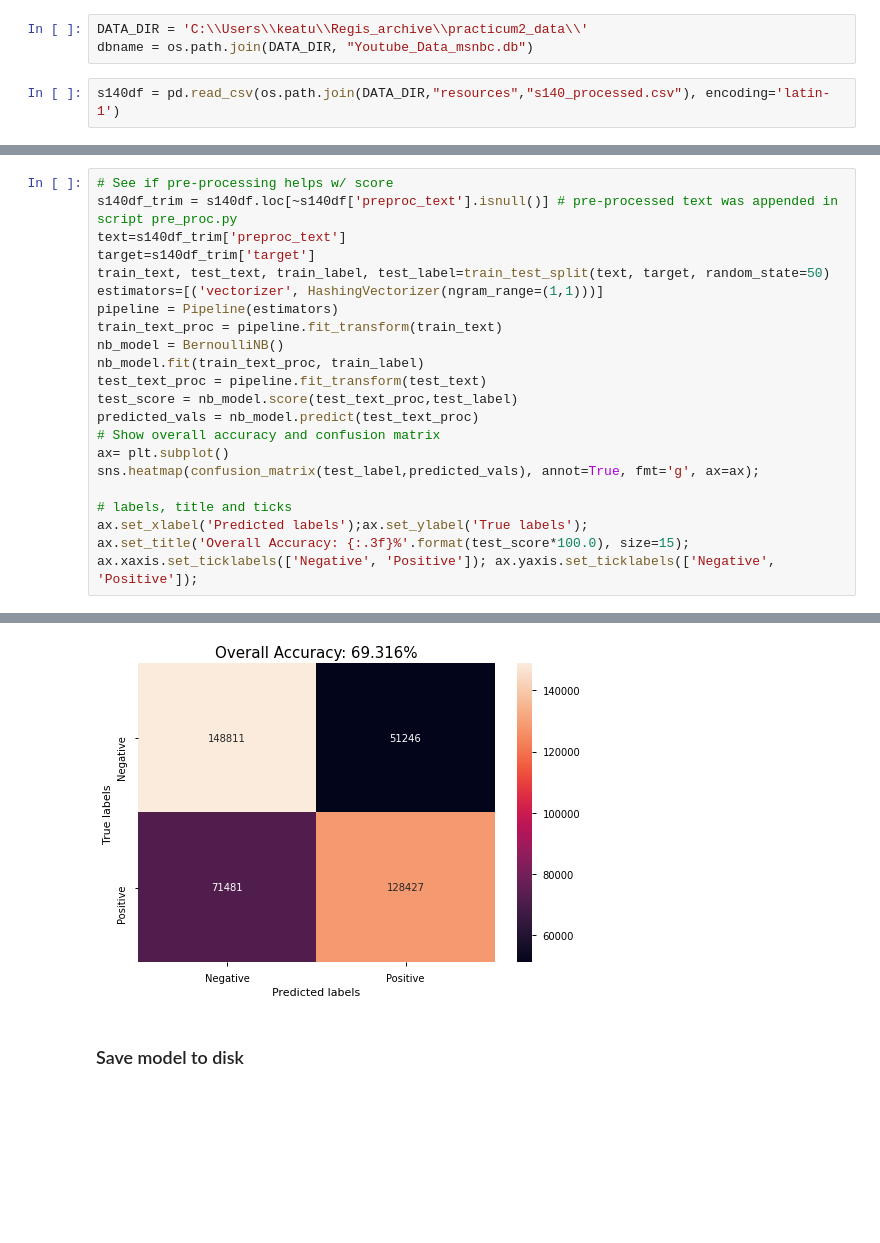
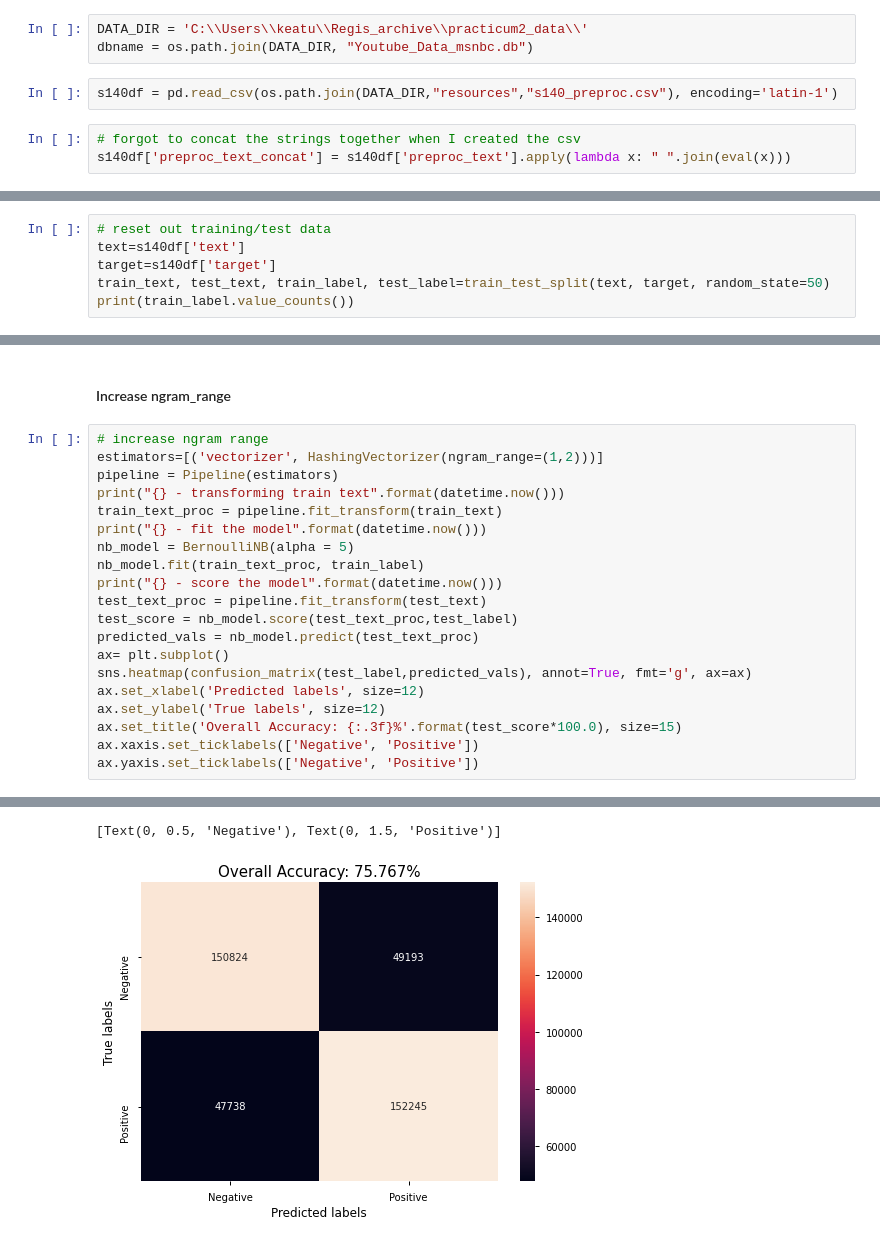
Before and after one commit to keaturner55/yt-comments-practicum, a Jupyter notebook: naivebayes.ipynb, the cells around one changed output, grey strips where cells are left out. Saved outputs shown, nothing was run; the diff lists cells and outputs as text; blank space fills up the shorter version.

```diff
--- a/naivebayes.ipynb
+++ b/naivebayes.ipynb
@@ -29,7 +33,10 @@ from sklearn.metrics import confusion_matrix
 DATA_DIR = 'C:\\Users\\keatu\\Regis_archive\\practicum2_data\\'
 dbname = os.path.join(DATA_DIR, "Youtube_Data_msnbc.db")
 # %%
-s140df = pd.read_csv(os.path.join(DATA_DIR,"resources","s140_processed.csv"), encoding='latin-1')
+s140df = pd.read_csv(os.path.join(DATA_DIR,"resources","s140_preproc.csv"), encoding='latin-1')
+# %%
+# forgot to concat the strings together when I created the csv
+s140df['preproc_text_concat'] = s140df['preproc_text'].apply(lambda x: " ".join(eval(x)))
 # %%
 text=s140df['text']
 target=s140df['target']
@@ -64,0 +116,6 @@ ax.xaxis.set_ticklabels(['Negative', 'Positive']); ax.yaxis.set_ticklabels(['Neg
+# %%
+# reset out training/test data
+text=s140df['text']
+target=s140df['target']
+train_text, test_text, train_label, test_label=train_test_split(text, target, random_state=50)
+print(train_label.value_counts())
@@ -65,23 +154,23 @@ ax.xaxis.set_ticklabels(['Negative', 'Positive']); ax.yaxis.set_ticklabels(['Neg
+# %% [markdown]
+#### Increase ngram_range
 # %%
-# See if pre-processing helps w/ score
-s140df_trim = s140df.loc[~s140df['preproc_text'].isnull()] # pre-processed text was appended in script pre_proc.py
-text=s140df_trim['preproc_text']
-target=s140df_trim['target']
-train_text, test_text, train_label, test_label=train_test_split(text, target, random_state=50)
-estimators=[('vectorizer', HashingVectorizer(ngram_range=(1,1)))]
+# increase ngram range
+estimators=[('vectorizer', HashingVectorizer(ngram_range=(1,2)))]
 pipeline = Pipeline(estimators)
+print("{} - transforming train text".format(datetime.now()))
 train_text_proc = pipeline.fit_transform(train_text)
-nb_model = BernoulliNB()
+print("{} - fit the model".format(datetime.now()))
+nb_model = BernoulliNB(alpha = 5)
 nb_model.fit(train_text_proc, train_label)
+print("{} - score the model".format(datetime.now()))
 test_text_proc = pipeline.fit_transform(test_text)
 test_score = nb_model.score(test_text_proc,test_label)
 predicted_vals = nb_model.predict(test_text_proc)
-# Show overall accuracy and confusion matrix
 ax= plt.subplot()
-sns.heatmap(confusion_matrix(test_label,predicted_vals), annot=True, fmt='g', ax=ax);
-
-# labels, title and ticks
-ax.set_xlabel('Predicted labels');ax.set_ylabel('True labels');
-ax.set_title('Overall Accuracy: {:.3f}%'.format(test_score*100.0), size=15);
-ax.xaxis.set_ticklabels(['Negative', 'Positive']); ax.yaxis.set_ticklabels(['Negative', 'Positive']);
+sns.heatmap(confusion_matrix(test_label,predicted_vals), annot=True, fmt='g', ax=ax)
+ax.set_xlabel('Predicted labels', size=12)
+ax.set_ylabel('True labels', size=12)
+ax.set_title('Overall Accuracy: {:.3f}%'.format(test_score*100.0), size=15)
+ax.xaxis.set_ticklabels(['Negative', 'Positive'])
+ax.yaxis.set_ticklabels(['Negative', 'Positive'])
 # %% [output]
@@ -88,3 +180,2 @@ ax.xaxis.set_ticklabels(['Negative', 'Positive']); ax.yaxis.set_ticklabels(['Neg
+[Text(0, 0.5, 'Negative'), Text(0, 1.5, 'Positive')]
-[figure, old version]
+[figure, new version]
-# %% [markdown]
-### Save model to disk
```
Also changed, not shown: parts of 24 cells of this notebook, 6 other files.
